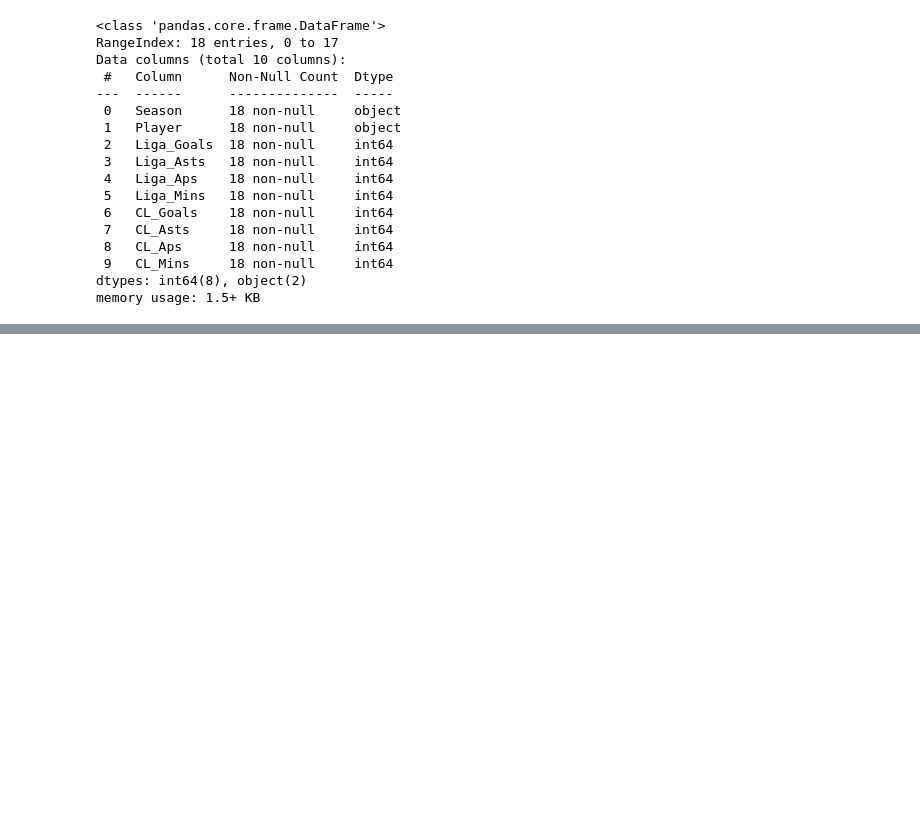
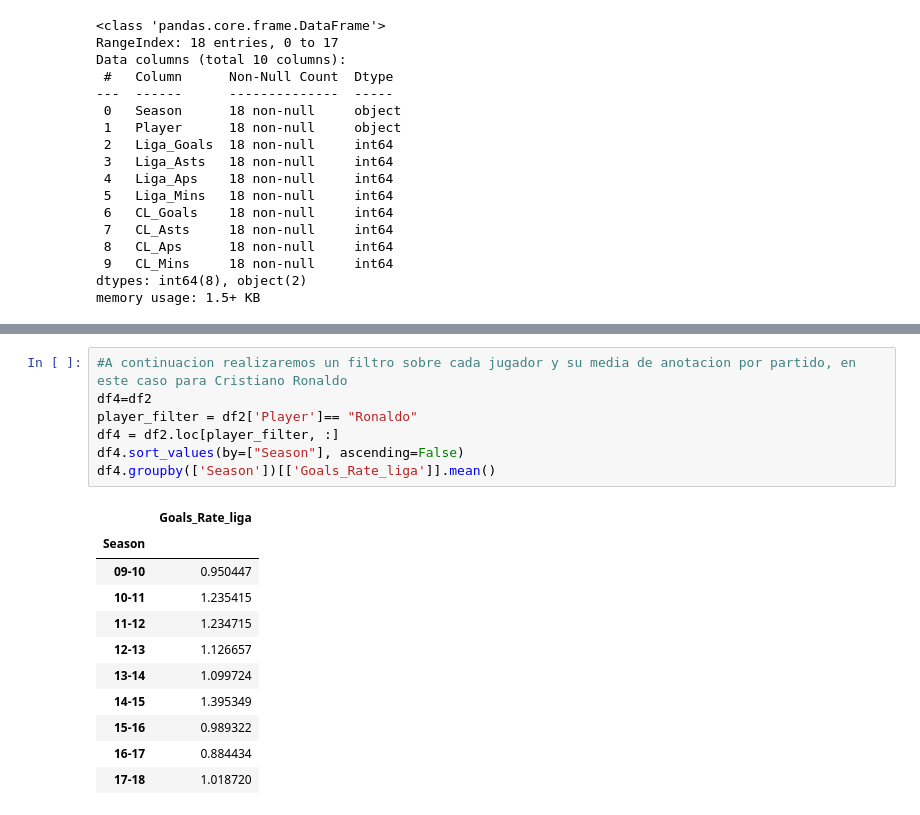
Before and after one commit to Paolo20224/Messi-Vs-Ronaldo-Stats, a Jupyter notebook: Messi__vs_CR7_stats.ipynb, the cells around one changed output, grey strips where cells are left out. Drawn from its saved outputs; the diff is of its cells as text; blank space fills up the shorter version.

```diff
--- a/Messi__vs_CR7_stats.ipynb
+++ b/Messi__vs_CR7_stats.ipynb
@@ -53,0 +97,19 @@ df2.head()
+# %%
+#A continuacion realizaremos un filtro sobre cada jugador y su media de anotacion por partido, en este caso para Cristiano Ronaldo
+df4=df2
+player_filter = df2['Player']== "Ronaldo"
+df4 = df2.loc[player_filter, :]
+df4.sort_values(by=["Season"], ascending=False)
+df4.groupby(['Season'])[['Goals_Rate_liga']].mean()
+# %% [output]
+|  | Goals_Rate_liga |
+| Season |  |
+| 09-10 | 0.950447 |
+| 10-11 | 1.235415 |
+| 11-12 | 1.234715 |
+| 12-13 | 1.126657 |
+| 13-14 | 1.099724 |
+| 14-15 | 1.395349 |
+| 15-16 | 0.989322 |
+| 16-17 | 0.884434 |
+| 17-18 | 1.018720 |
```
Also changed, not shown: parts of 4 cells of this notebook.
